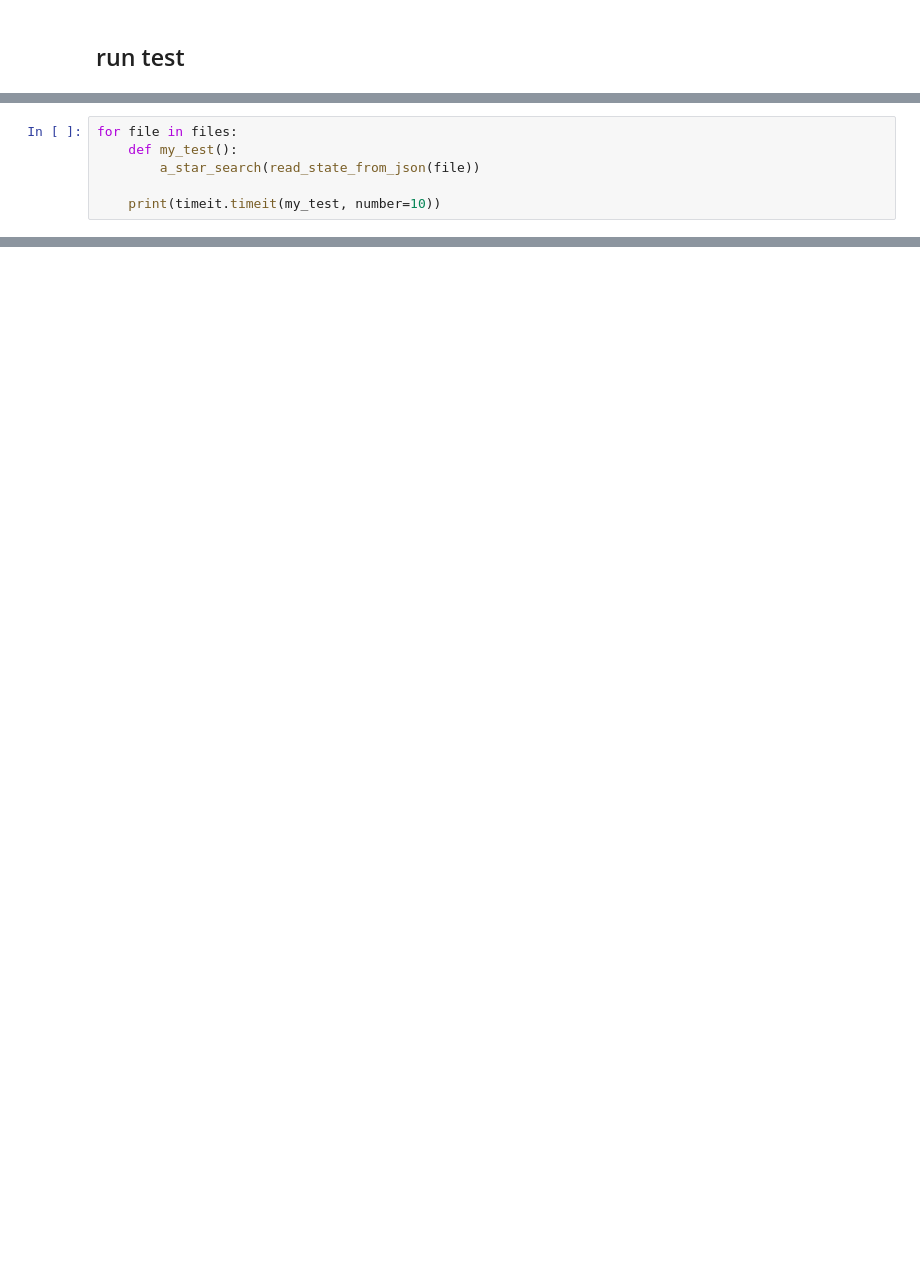
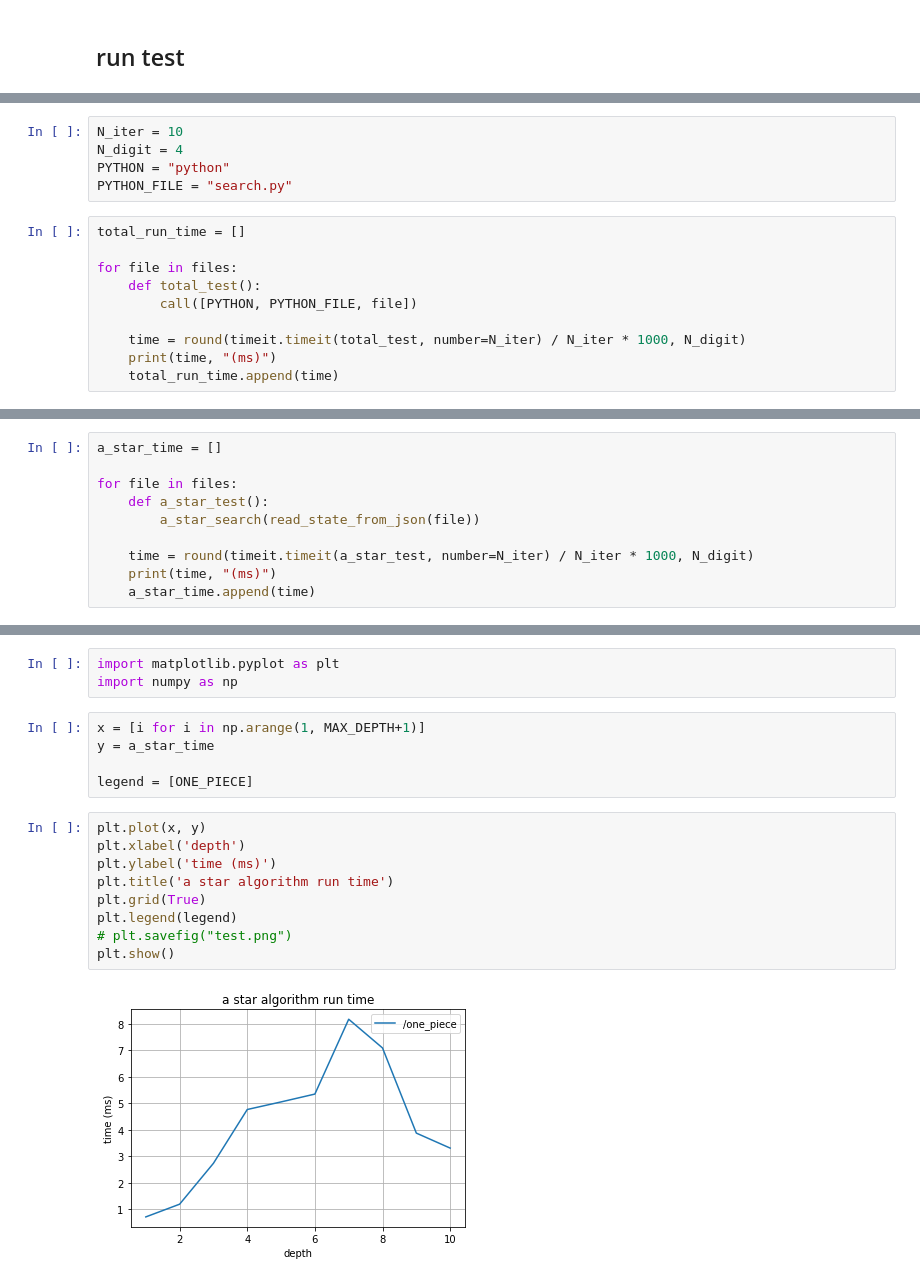
Before and after one commit to yangxvlin/Board-Game-Chexer-AI, a Jupyter notebook: project1/report.ipynb, the cells around one changed output, grey strips where cells are left out. Drawn from its saved outputs; the diff is of its cells as text; blank space fills up the shorter version.

```diff
--- a/project1/report.ipynb
+++ b/project1/report.ipynb
@@ -27,0 +27,15 @@ def wrapper(func, *args, **kwargs):
+# %%
+N_iter = 10
+N_digit = 4
+PYTHON = "python"
+PYTHON_FILE = "search.py"
+# %%
+total_run_time = []
+
+for file in files:
+    def total_test():
+        call([PYTHON, PYTHON_FILE, file])
+
+    time = round(timeit.timeit(total_test, number=N_iter) / N_iter * 1000, N_digit)
+    print(time, "(ms)")
+    total_run_time.append(time)
@@ -28,7 +53,11 @@ def wrapper(func, *args, **kwargs):
 # %%
+a_star_time = []
+
 for file in files:
-    def my_test():
+    def a_star_test():
         a_star_search(read_state_from_json(file))
 
-    print(timeit.timeit(my_test, number=10))
+    time = round(timeit.timeit(a_star_test, number=N_iter) / N_iter * 1000, N_digit)
+    print(time, "(ms)")
+    a_star_time.append(time)
 # %% [output]
@@ -38,0 +78,19 @@ for file in files:
+# %%
+import matplotlib.pyplot as plt
+import numpy as np
+# %%
+x = [i for i in np.arange(1, MAX_DEPTH+1)]
+y = a_star_time
+
+legend = [ONE_PIECE]
+# %%
+plt.plot(x, y)
+plt.xlabel('depth')
+plt.ylabel('time (ms)')
+plt.title('a star algorithm run time')
+plt.grid(True)
+plt.legend(legend)
+# plt.savefig("test.png")
+plt.show()
+# %% [output]
+[figure, added]
```
Also changed, not shown: parts of 12 cells of this notebook, 14 other files.
